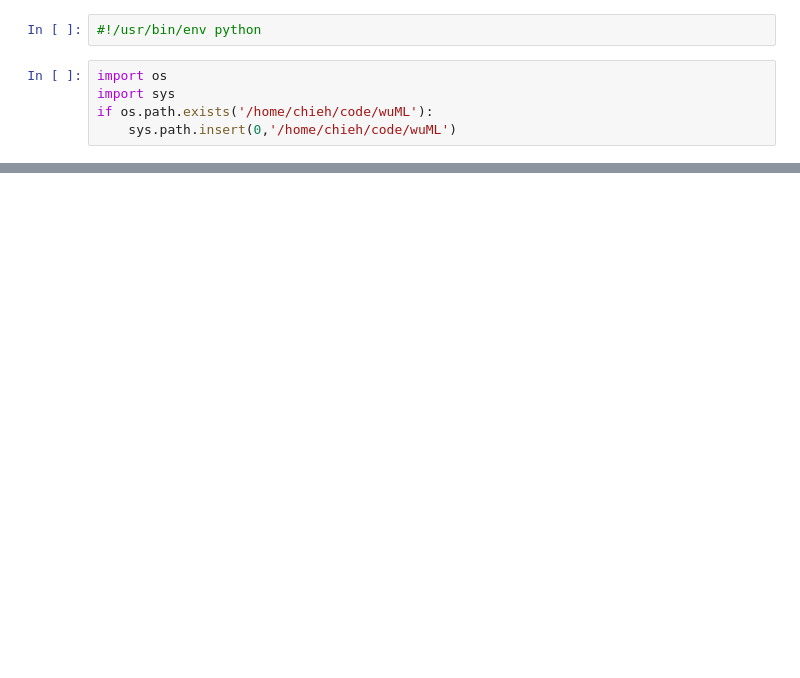
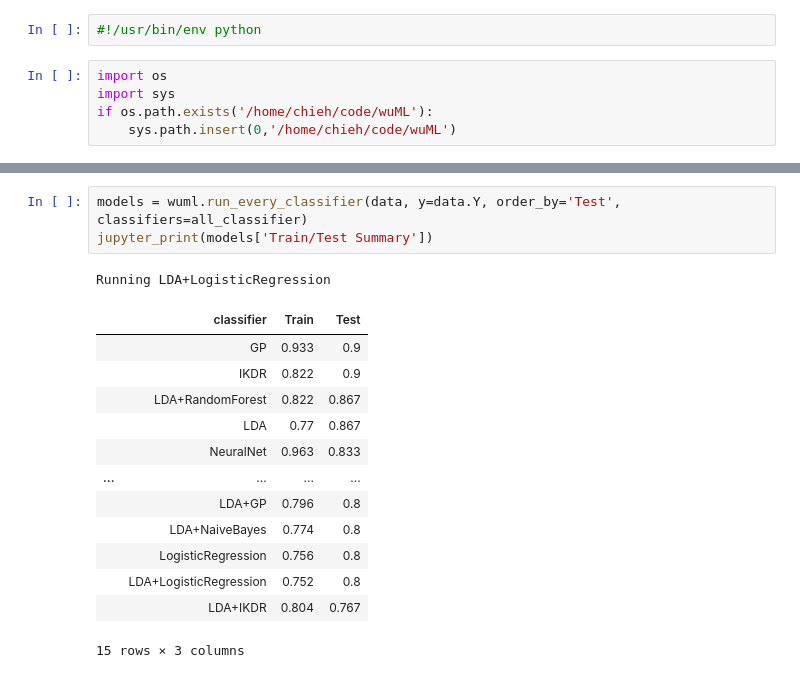
Before and after one commit to endsley/wuML, a Jupyter notebook: examples/classification/ipynb/classify.ipynb, the cells around one changed output, grey strips where cells are left out. Cells and saved outputs as stored; diff of their text form; blank space fills up the shorter version.

```diff
--- a/examples/classification/ipynb/classify.ipynb
+++ b/examples/classification/ipynb/classify.ipynb
@@ -53 +98,19 @@ Run all classifiers sorted by Accuracy
+# %%
+models = wuml.run_every_classifier(data, y=data.Y, order_by='Test', classifiers=all_classifier)
+jupyter_print(models['Train/Test Summary'])
+# %% [output]
+Running LDA+LogisticRegression
+|  | classifier | Train | Test |
+|  | GP | 0.933 | 0.9 |
+|  | IKDR | 0.822 | 0.9 |
+|  | LDA+RandomForest | 0.822 | 0.867 |
+|  | LDA | 0.77 | 0.867 |
+|  | NeuralNet | 0.963 | 0.833 |
+| ... | ... | ... | ... |
+|  | LDA+GP | 0.796 | 0.8 |
+|  | LDA+NaiveBayes | 0.774 | 0.8 |
+|  | LogisticRegression | 0.756 | 0.8 |
+|  | LDA+LogisticRegression | 0.752 | 0.8 |
+|  | LDA+IKDR | 0.804 | 0.767 |
+15 rows × 3 columns
 # %%
```
Also changed, not shown: parts of 10 cells of this notebook, 6 other files.
